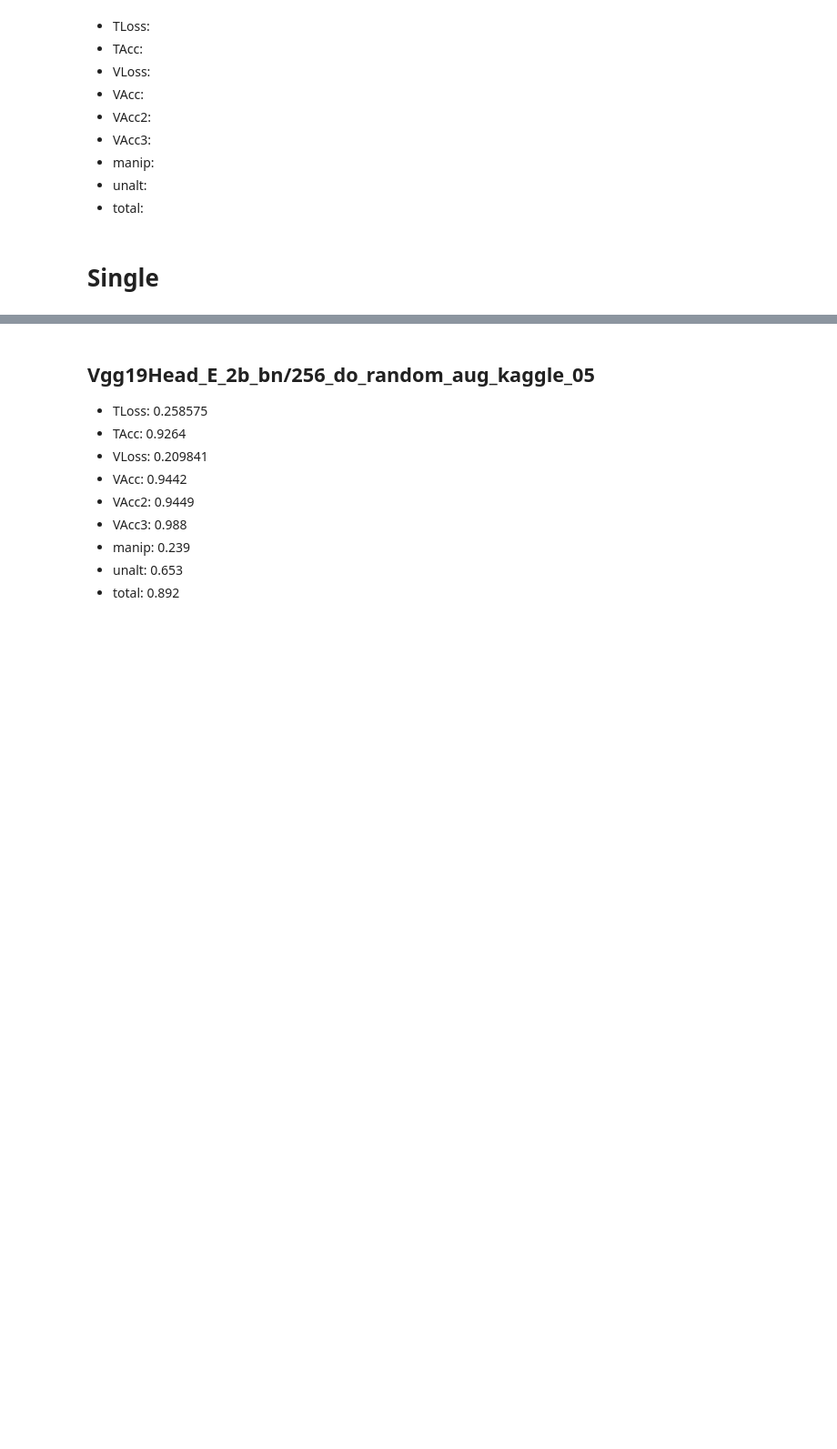
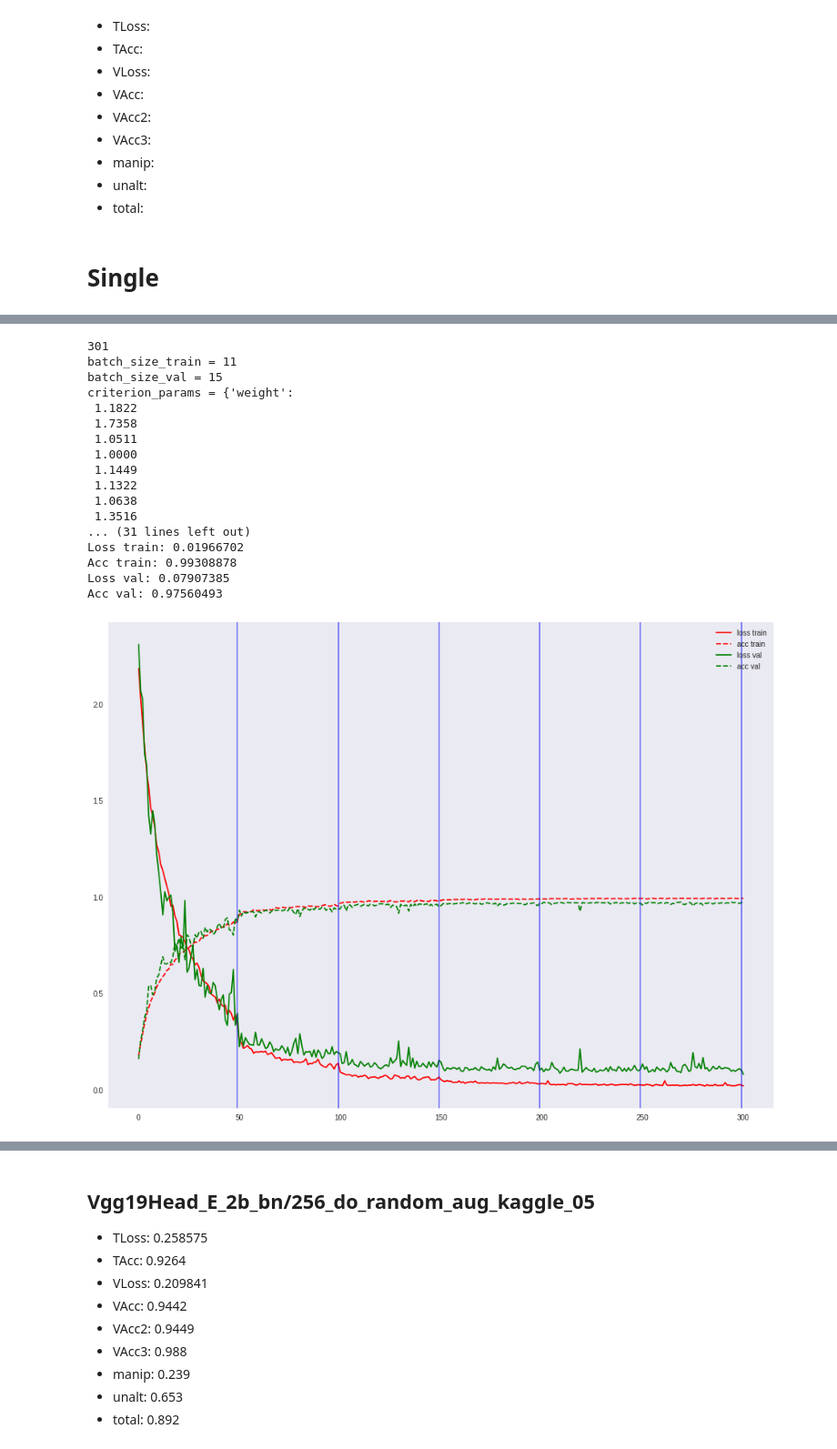
Before and after one commit to cortwave/camera-model-identification, a Jupyter notebook: mephistopheies/ipy/results.ipynb, the cells around one changed output, grey strips where cells are left out. Shown at 91% size. Saved outputs shown, nothing was run; the diff lists cells and outputs as text; code cells hidden in the pictures; blank space fills up the shorter version.

Commit message:
two experiments: hole conv and weighted classes

```diff
--- a/mephistopheies/ipy/results.ipynb
+++ b/mephistopheies/ipy/results.ipynb
@@ -48,0 +60,21 @@ def view_model(model_path):
+# %%
+view_model('/home/mephistopheies/storage2/data/camera-model-id/models/ResNetDenseFC34/256_pretrained_random_aug_kaggle_1005_weightclasses/best_model.tar')
+# %% [output]
+301
+batch_size_train = 11
+batch_size_val = 15
+criterion_params = {'weight':
+ 1.1822
+ 1.7358
+ 1.0511
+ 1.0000
+ 1.1449
+ 1.1322
+ 1.0638
+ 1.3516
+... (31 lines left out)
+Loss train: 0.01966702
+Acc train: 0.99308878
+Loss val: 0.07907385
+Acc val: 0.97560493
+[figure, added]
```
Also changed, not shown: parts of 7 cells of this notebook, 7 other files.
